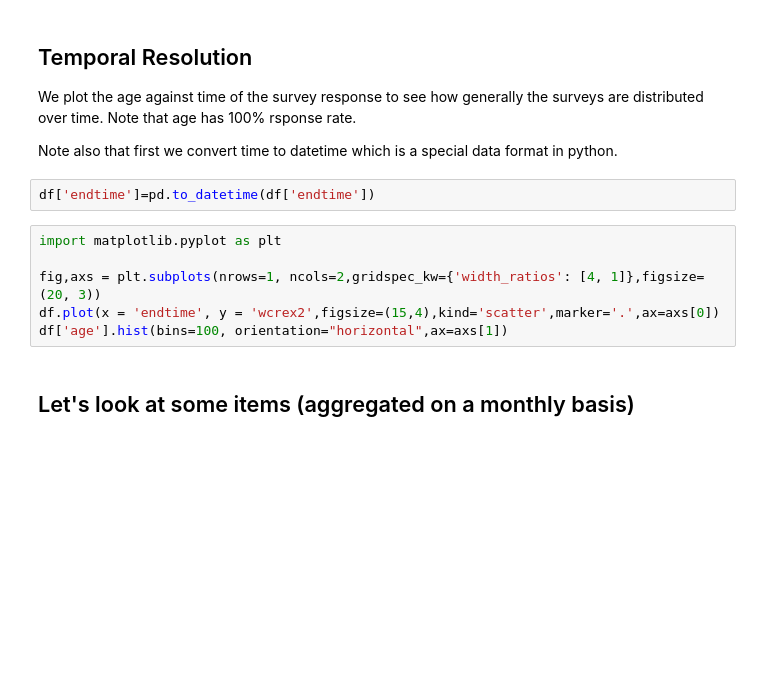
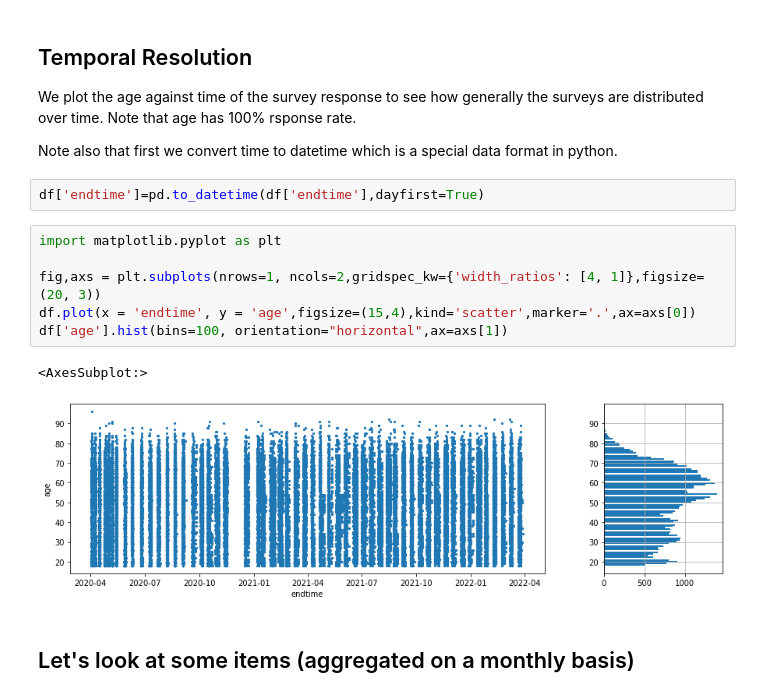
Before and after one commit to sevenbanisch/hackthon_yougov_data, a Jupyter notebook: preparation/inspection.ipynb, the cells around one changed output. Saved outputs shown, nothing was run; the diff lists cells and outputs as text; blank space fills up the shorter version.

```diff
--- a/preparation/inspection.ipynb
+++ b/preparation/inspection.ipynb
@@ -92,13 +124,16 @@ We plot the age against time of the survey response to see how generally the sur
 
 Note also that first we convert time to datetime which is a special data format in python.
 # %%
-df['endtime']=pd.to_datetime(df['endtime'])
+df['endtime']=pd.to_datetime(df['endtime'],dayfirst=True)
 # %%
 import matplotlib.pyplot as plt
 
 fig,axs = plt.subplots(nrows=1, ncols=2,gridspec_kw={'width_ratios': [4, 1]},figsize=(20, 3))
-df.plot(x = 'endtime', y = 'wcrex2',figsize=(15,4),kind='scatter',marker='.',ax=axs[0])
+df.plot(x = 'endtime', y = 'age',figsize=(15,4),kind='scatter',marker='.',ax=axs[0])
 df['age'].hist(bins=100, orientation="horizontal",ax=axs[1])
+# %% [output]
+<AxesSubplot:>
+[figure, added]
 # %% [markdown]
 ## Let's look at some items (aggregated on a monthly basis)
 # %%
```
Also changed, not shown: parts of 14 cells of this notebook, 1 other file.
